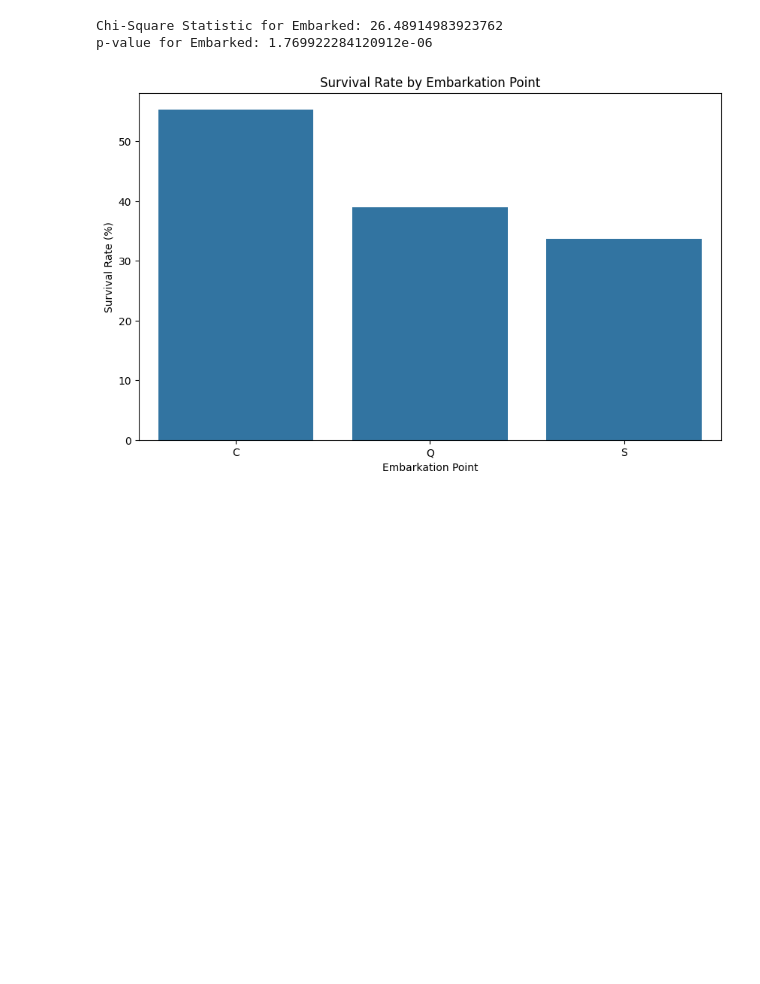
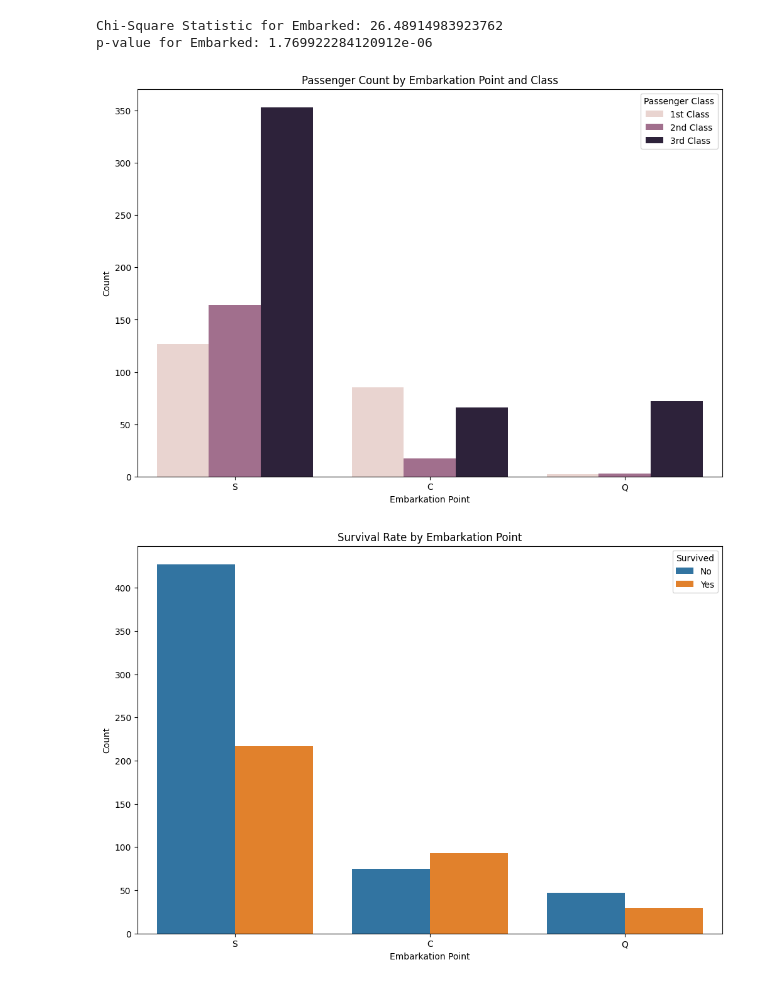
Before and after one commit to Rigpea/titanic-classifier, a Jupyter notebook: rigpea.ipynb, the cells around one changed output. Saved outputs shown, nothing was run; the diff lists cells and outputs as text; code cells hidden in the pictures; blank space fills up the shorter version.

```diff
--- a/rigpea.ipynb
+++ b/rigpea.ipynb
@@ -324,15 +324,26 @@ print(f"p-value for Embarked: {p_value_embarked}")
 # %% [output]
 Chi-Square Statistic for Embarked: 26.48914983923762
 p-value for Embarked: 1.769922284120912e-06
-# %%
-survival_rate_by_embarked = (contingency_table_embarked[1] / contingency_table_embarked.sum(axis=1)) * 100
-
-# Create a bar plot for visualization
-plt.figure(figsize=(10, 6))
-sns.barplot(x=survival_rate_by_embarked.index, y=survival_rate_by_embarked.values)
-plt.title('Survival Rate by Embarkation Point')
-plt.xlabel('Embarkation Point')
-plt.ylabel('Survival Rate (%)')
-plt.show()
-# %% [output]
-[figure, removed]
+# %%
+
+
+plt.figure(figsize=(12, 8))
+sns.countplot(x='Embarked', hue='Pclass', data=train_data)
+
+plt.title('Passenger Count by Embarkation Point and Class')
+plt.xlabel('Embarkation Point')
+plt.ylabel('Count')
+plt.legend(title='Passenger Class', loc='upper right', labels=['1st Class', '2nd Class', '3rd Class'])
+plt.show()
+
+plt.figure(figsize=(12, 8))
+sns.countplot(x='Embarked', hue='Survived', data=train_data)
+
+plt.title('Survival Rate by Embarkation Point')
+plt.xlabel('Embarkation Point')
+plt.ylabel('Count')
+plt.legend(title='Survived', loc='upper right', labels=['No', 'Yes'])
+plt.show()
+# %% [output]
+[figure, added]
+[figure, added]
```
